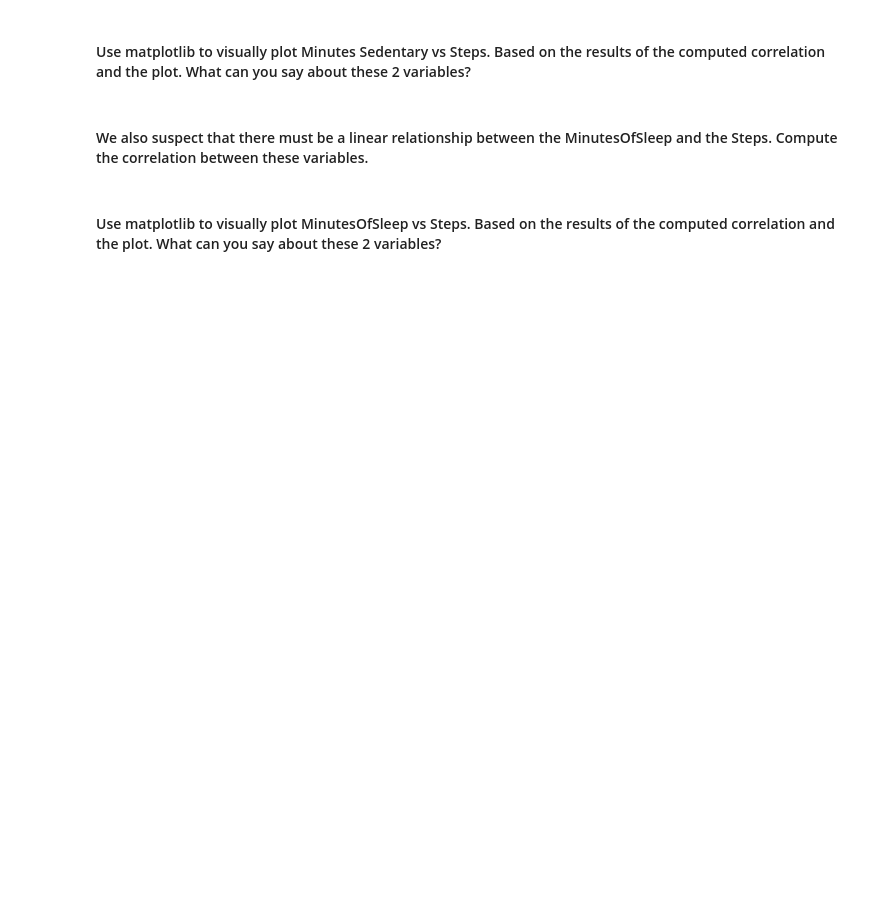
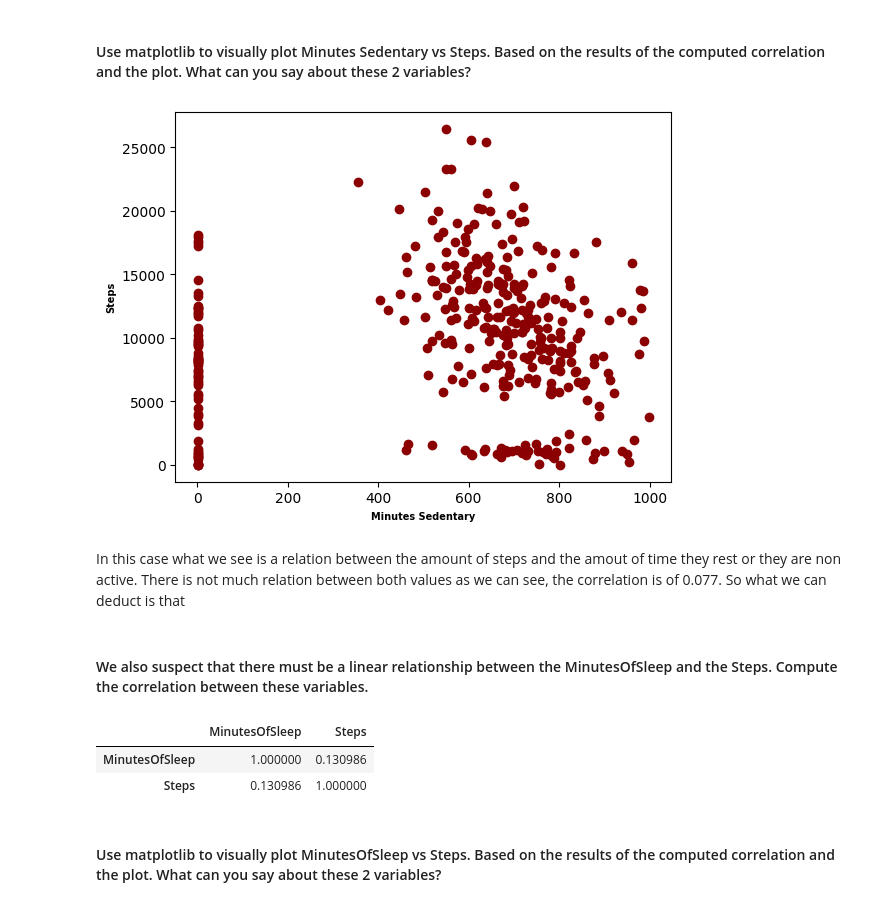
Before and after one commit to Ironhack-Data-Madrid-Octubre-2023/5.1-lab_pivot_table_and_correlation, a Jupyter notebook: your_code/main.ipynb, the cells around one changed output. Saved outputs shown, nothing was run; the diff lists cells and outputs as text; code cells hidden in the pictures; blank space fills up the shorter version.

```diff
--- a/your_code/main.ipynb
+++ b/your_code/main.ipynb
@@ -210,2 +264,12 @@ fb_csv =
+# %%
+plt.scatter(x=fitbit['Minutes Sedentary'], y=fitbit['Steps'], c='DarkRed')
+plt.xlabel('Minutes Sedentary', fontsize=7, fontweight='bold')
+plt.ylabel('Steps', fontsize=7, fontweight='bold');
+# %% [output]
+[figure, added]
+# %% [markdown]
+In this case what we see is a relation between the amount of steps and the amout of time they rest or they are non active.
+There is not much relation between both values as we can see, the correlation is of 0.077.
+So what we can deduct is that
 # %% [markdown]
 #### We also suspect that there must be a linear relationship between the MinutesOfSleep and the Steps. Compute the correlation between these variables.
@@ -214,2 +276,8 @@ fb_csv =
+# %%
+fitbit[['MinutesOfSleep', 'Steps']].corr()
+# %% [output]
+|  | MinutesOfSleep | Steps |
+| MinutesOfSleep | 1.000000 | 0.130986 |
+| Steps | 0.130986 | 1.000000 |
 # %% [markdown]
 #### Use matplotlib to visually plot MinutesOfSleep vs Steps. Based on the results of the computed correlation and the plot. What can you say about these 2 variables?
```
Also changed, not shown: parts of 44 cells of this notebook.
